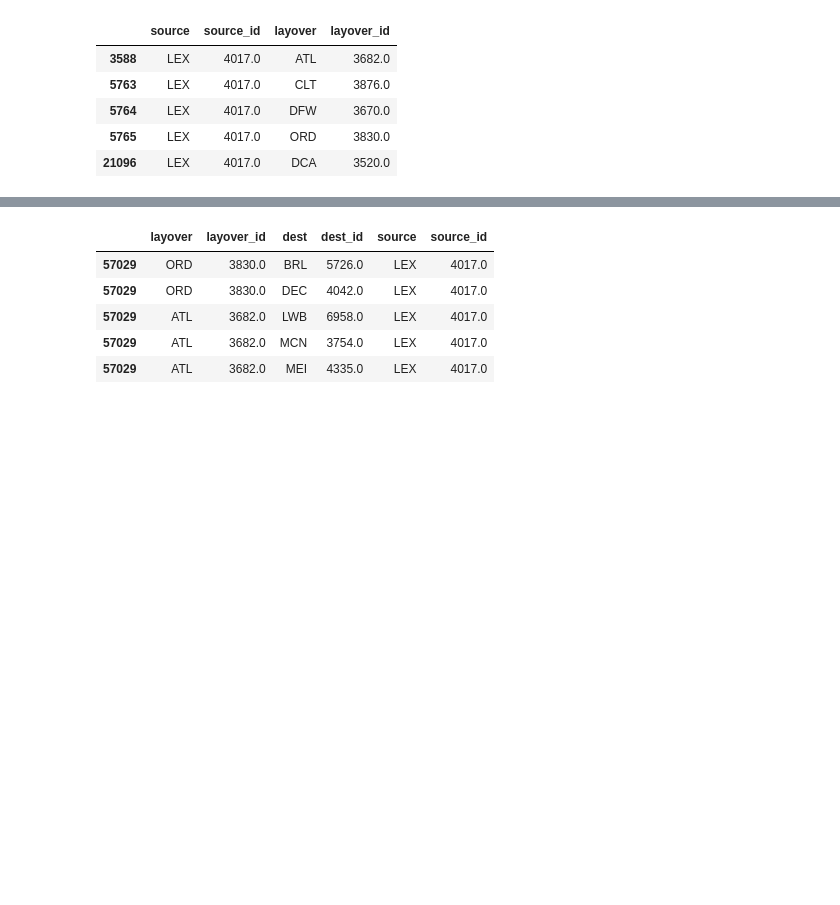
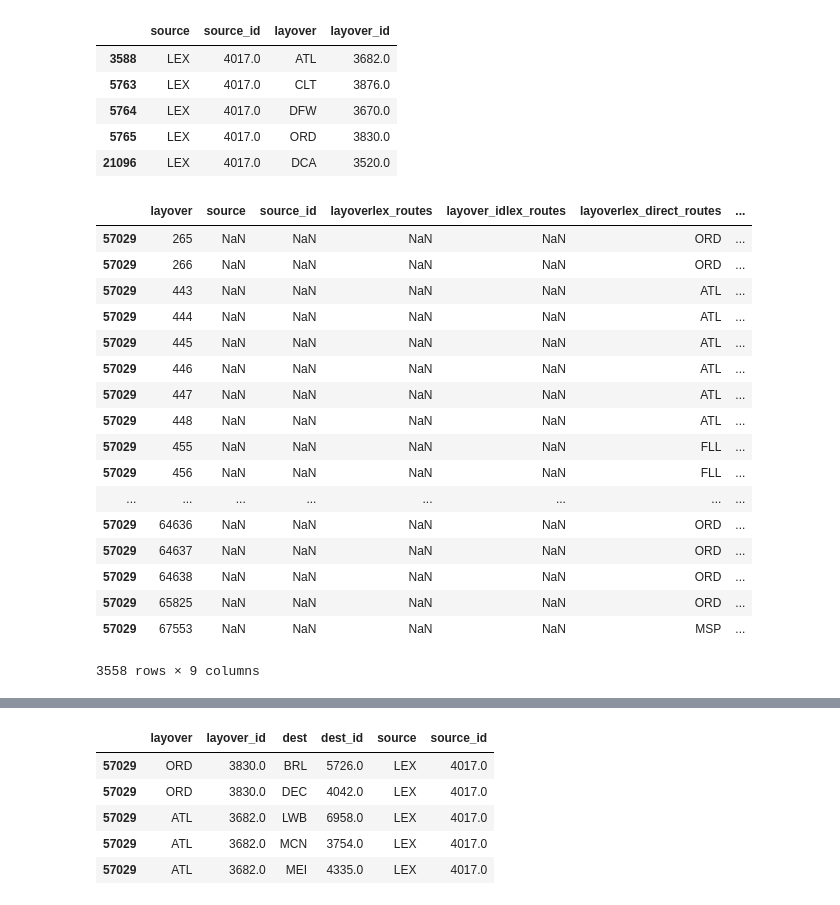
Before and after one commit to FRA228/ce599, a Jupyter notebook: 09-Mapping/interactive-mapping.ipynb, the cells around one changed output, grey strips where cells are left out. Cells and saved outputs as stored; diff of their text form; code cells hidden in the pictures; blank space fills up the shorter version.

```diff
--- a/09-Mapping/interactive-mapping.ipynb
+++ b/09-Mapping/interactive-mapping.ipynb
@@ -600,6 +600,26 @@ lex_routes.head()
 | 21096 | LEX | 4017.0 | DCA | 3520.0 |
 # %%
 one_trsfr_routes=lex_routes.join(lex_direct_routes,how='right',on='layover',lsuffix='lex_routes',rsuffix='lex_direct_routes')
+one_trsfr_routes
+# %% [output]
+|  | layover | source | source_id | layoverlex_routes | layover_idlex_routes | layoverlex_direct_routes | ... |
+| 57029 | 265 | NaN | NaN | NaN | NaN | ORD | ... |
+| 57029 | 266 | NaN | NaN | NaN | NaN | ORD | ... |
+| 57029 | 443 | NaN | NaN | NaN | NaN | ATL | ... |
+| 57029 | 444 | NaN | NaN | NaN | NaN | ATL | ... |
+| 57029 | 445 | NaN | NaN | NaN | NaN | ATL | ... |
+| 57029 | 446 | NaN | NaN | NaN | NaN | ATL | ... |
+| 57029 | 447 | NaN | NaN | NaN | NaN | ATL | ... |
+| 57029 | 448 | NaN | NaN | NaN | NaN | ATL | ... |
+| 57029 | 455 | NaN | NaN | NaN | NaN | FLL | ... |
+| 57029 | 456 | NaN | NaN | NaN | NaN | FLL | ... |
+| ... | ... | ... | ... | ... | ... | ... | ... |
+| 57029 | 64636 | NaN | NaN | NaN | NaN | ORD | ... |
+| 57029 | 64637 | NaN | NaN | NaN | NaN | ORD | ... |
+| 57029 | 64638 | NaN | NaN | NaN | NaN | ORD | ... |
+| 57029 | 65825 | NaN | NaN | NaN | NaN | ORD | ... |
+| 57029 | 67553 | NaN | NaN | NaN | NaN | MSP | ... |
+3558 rows × 9 columns
 # %%
 one_trsfr_routes=one_trsfr_routes[['layoverlex_direct_routes','layover_idlex_direct_routes','dest','dest_id']]
 # %%
```
Also changed, not shown: parts of 19 cells of this notebook.
